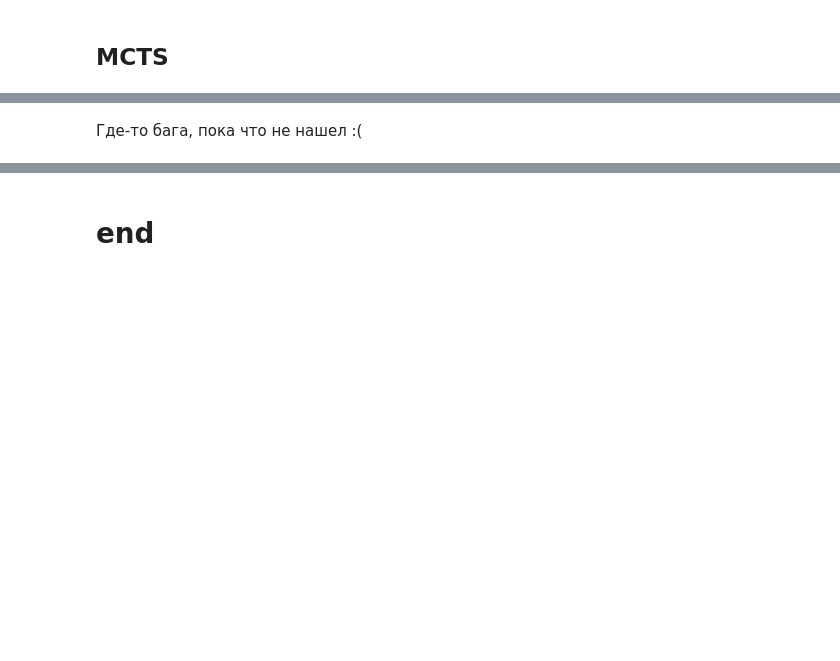
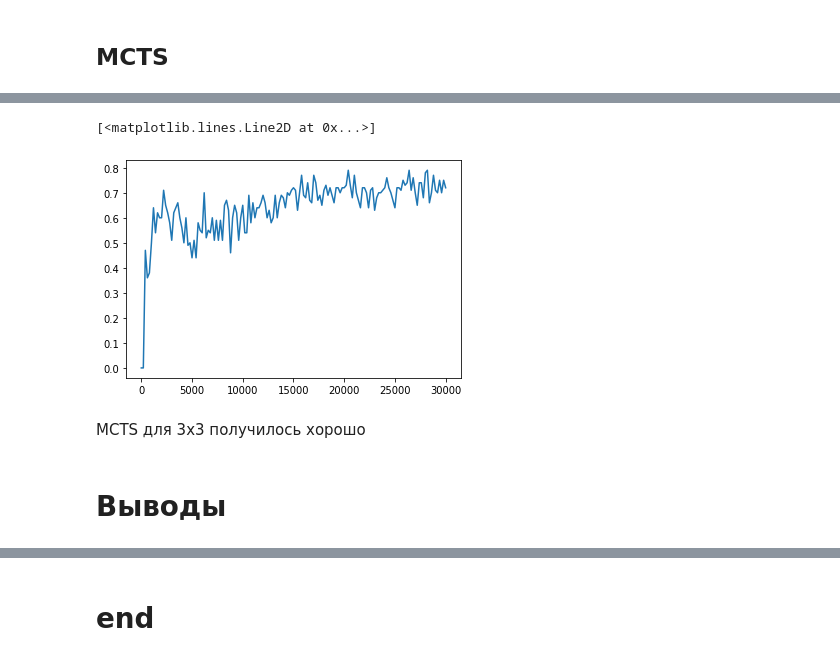
Before and after one commit to akoshel/rl_dl_made_homeworks, a Jupyter notebook: HW2/HW2.ipynb, the cells around one changed output, grey strips where cells are left out. Saved outputs shown, nothing was run; the diff lists cells and outputs as text; code cells hidden in the pictures; blank space fills up the shorter version.

```diff
--- a/HW2/HW2.ipynb
+++ b/HW2/HW2.ipynb
@@ -945,2 +950,12 @@ plt.plot(mcts_p1.hist_iters, mcts_p1.hist)
+# %%
+mcts_p1 = MCTS(env, sqrt(2), 1, player_Q)
+mcts_p1.run_learning(n_iters=30000, eval_every=200)
+# %%
+plt.plot(mcts_p1.hist_iters, mcts_p1.hist)
+# %% [output]
+[<matplotlib.lines.Line2D at 0x...>]
+[figure, added]
 # %% [markdown]
-Где-то бага, пока что не нашел :(
+MCTS для 3х3 получилось хорошо
+# %% [markdown]
+# Выводы
```
Also changed, not shown: parts of 9 cells of this notebook.
